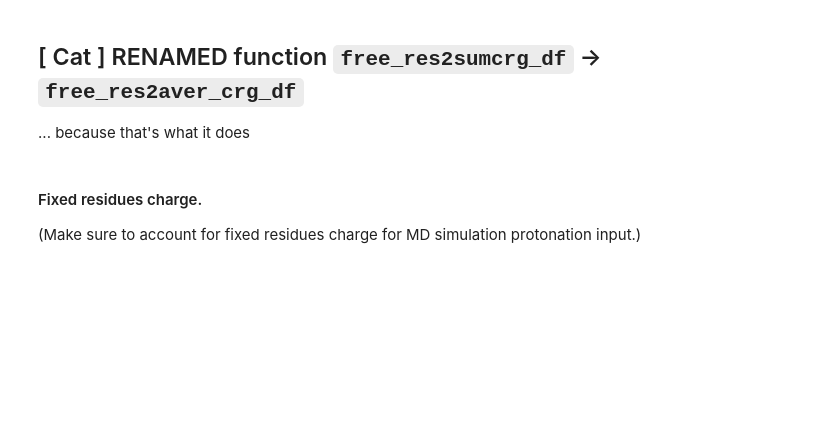
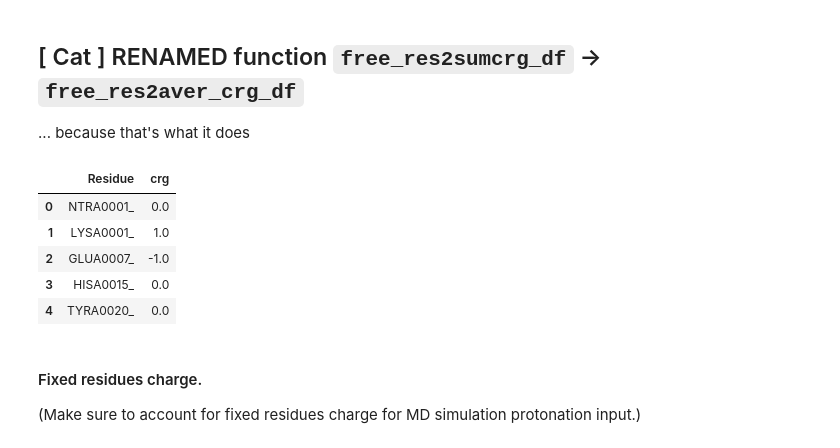
Before and after one commit to Raihancuny/python, a Jupyter notebook: microstate_analysis_code/run_cms_analysis.ipynb, the cells around one changed output. Cells and saved outputs as stored; diff of their text form; code cells hidden in the pictures; blank space fills up the shorter version.

```diff
--- a/microstate_analysis_code/run_cms_analysis.ipynb
+++ b/microstate_analysis_code/run_cms_analysis.ipynb
@@ -194,7 +216,14 @@ free_res_aver_crg_df = msa.free_res2aver_crg_df(mc.microstates.values(), mc.free
 # %%
 # Uncomment to display:
 
-#free_res_aver_crg_df.head()
+free_res_aver_crg_df.head()
+# %% [output]
+|  | Residue | crg |
+| 0 | NTRA0001_ | 0.0 |
+| 1 | LYSA0001_ | 1.0 |
+| 2 | GLUA0007_ | -1.0 |
+| 3 | HISA0015_ | 0.0 |
+| 4 | TYRA0020_ | 0.0 |
 # %% [markdown]
 #### Fixed residues charge.
 (Make sure to account for fixed residues charge for MD simulation protonation input.)
```
Also changed, not shown: parts of 10 cells of this notebook, 4 other files.
